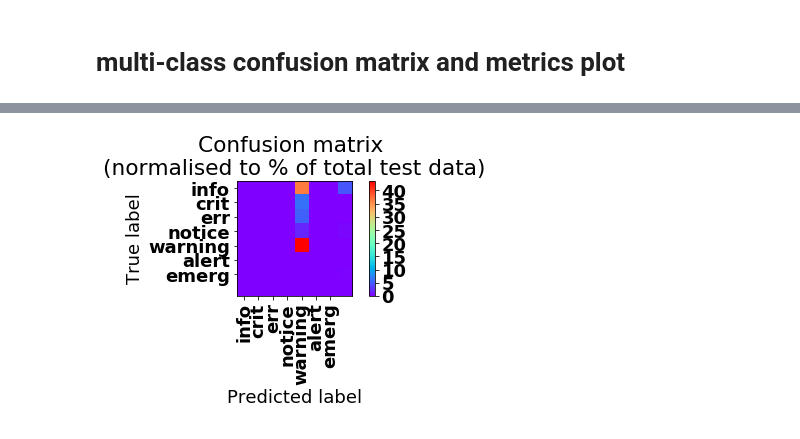
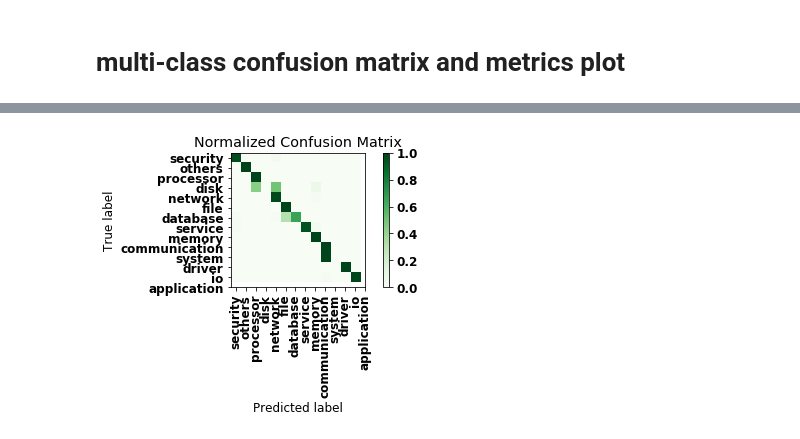
Before and after one commit to stephen-cheng/system_log_lstm_cnn, a Jupyter notebook: code/lstm_cnn/lstm_predict.ipynb, the cells around one changed output, grey strips where cells are left out. Cells and saved outputs as stored; diff of their text form; code cells hidden in the pictures.

```diff
--- a/code/lstm_cnn/lstm_predict.ipynb
+++ b/code/lstm_cnn/lstm_predict.ipynb
@@ -140,16 +166,0 @@ def one_hot(y_):
-# %%
-labels = ['info', 'crit', 'err', 'notice', 'warning', 'alert', 'emerg']
-
-dataset_path = "data/"
-print("\n" + "Dataset is now located at: " + dataset_path)
-
-X_train_signals_path = dataset_path + "msg_token_train.txt"
-X_test_signals_path = dataset_path + "msg_token_test.txt"
-X_train = load_X(X_train_signals_path)
-X_test = load_X(X_test_signals_path)
-
-y_train_path = dataset_path + "msg_label_train.txt"
-y_test_path = dataset_path + "msg_label_test.txt"
-
-y_train = load_y(y_train_path)
-y_test = load_y(y_test_path)
@@ -313,29 +312,27 @@ print("")
 print("Confusion Matrix:")
 confusion_matrix = metrics.confusion_matrix(y_test, predictions)
 print(confusion_matrix)
-normalised_confusion_matrix = np.array(confusion_matrix,
-    dtype=np.float32)/np.sum(confusion_matrix)*100
-
-print("")
-print("Confusion matrix (normalised to % of total test data):")
-print(normalised_confusion_matrix)
-print("Note: training and testing data is not equally distributed amongst classes, ")
-print("so it is normal that more than a 6th of the data is \
-    correctly classifier in the last category.")
 
 # Plot:
-width = 12
-height = 12
-#plt.figure(figsize=(width, height))
-plt.imshow(normalised_confusion_matrix, interpolation='nearest', cmap=plt.cm.rainbow)
-plt.title("Confusion matrix \n(normalised to % of total test data)")
-plt.colorbar()
-tick_marks = np.arange(config.n_classes)
-plt.xticks(tick_marks, labels, rotation=90)
-plt.yticks(tick_marks, labels)
-plt.tight_layout()
-plt.ylabel('True label')
-plt.xlabel('Predicted label')
-plt.savefig('result/har_lstm_confusion_matrix_heatmap.png')
-plt.show()
+## cmap can be changed to many colors, (colormaps.Oranges,OrRd, etc)
+def plot_CM(cm, title="Normalized Confusion Matrix", cmap=plt.cm.Greens):
+    plt.imshow(cm, interpolation='nearest', cmap=cmap)
+    plt.title(title)
+    plt.colorbar()
+    tick_marks = np.arange(len(labels))
+    plt.xticks(tick_marks, labels.values(), rotation=90)
+    plt.yticks(tick_marks, labels.values())
+    plt.tight_layout()
+    plt.ylabel("True label")
+    plt.xlabel("Predicted label")
+    plt.show()
+
+print(metrics.classification_report(
+    y_test, predictions, target_names = list(labels.values())))
+
+cm = confusion_matrix
+
+cm_normalized = cm.astype('float') / cm.sum(axis=1)[:,np.newaxis]
+plt.figure()
+plot_CM(cm_normalized)
 # %% [output]
@@ -359 +356 @@ so it is normal that more than a 6th of the data is     correctly classifier in
-[figure, old version]
+[figure, new version]
```
Also changed, not shown: parts of 10 cells of this notebook, 30 other files.
